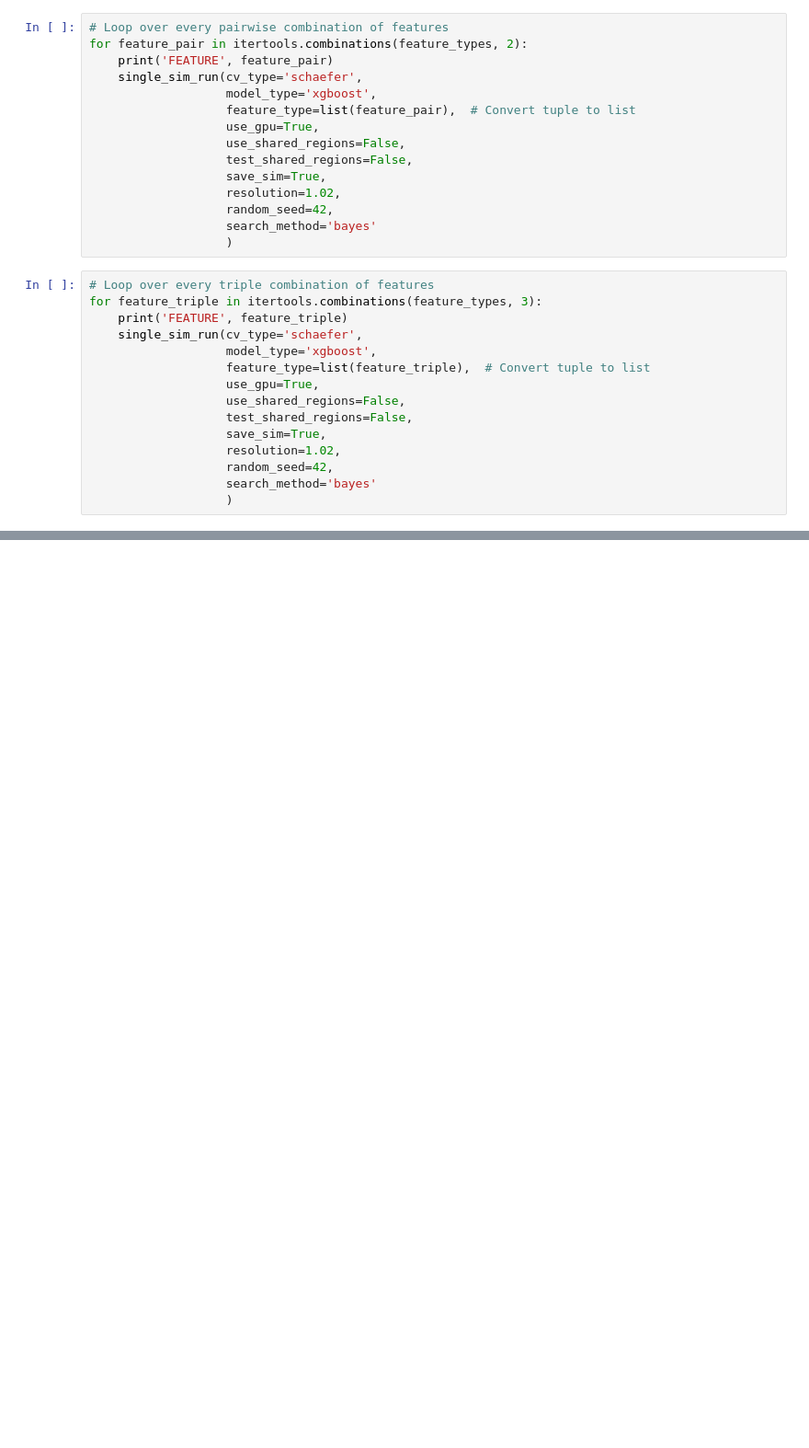
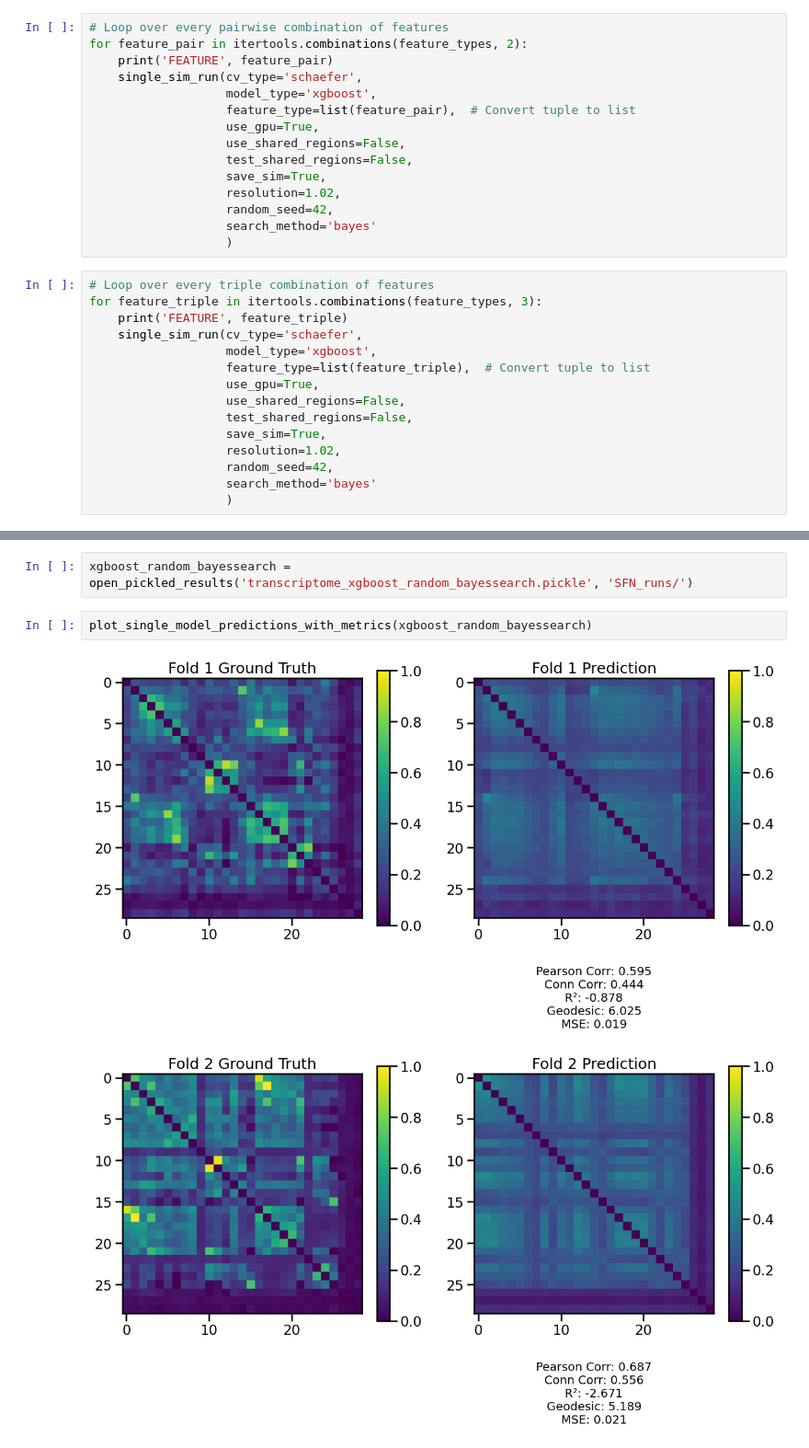
Before and after one commit to neuroinfolab/GeneEx2Conn, a Jupyter notebook: SFN24_experiments.ipynb, the cells around one changed output, grey strips where cells are left out. Shown at 92% size. Drawn from its saved outputs; the diff is of its cells as text; blank space fills up the shorter version.

```diff
--- a/SFN24_experiments.ipynb
+++ b/SFN24_experiments.ipynb
@@ -325,0 +409,7 @@ for feature_triple in itertools.combinations(feature_types, 3):
+# %%
+xgboost_random_bayessearch = open_pickled_results('transcriptome_xgboost_random_bayessearch.pickle', 'SFN_runs/')
+# %%
+plot_single_model_predictions_with_metrics(xgboost_random_bayessearch)
+# %% [output]
+[figure, added]
+[figure, added]
```
Also changed, not shown: parts of 34 cells of this notebook, 14 other files.
